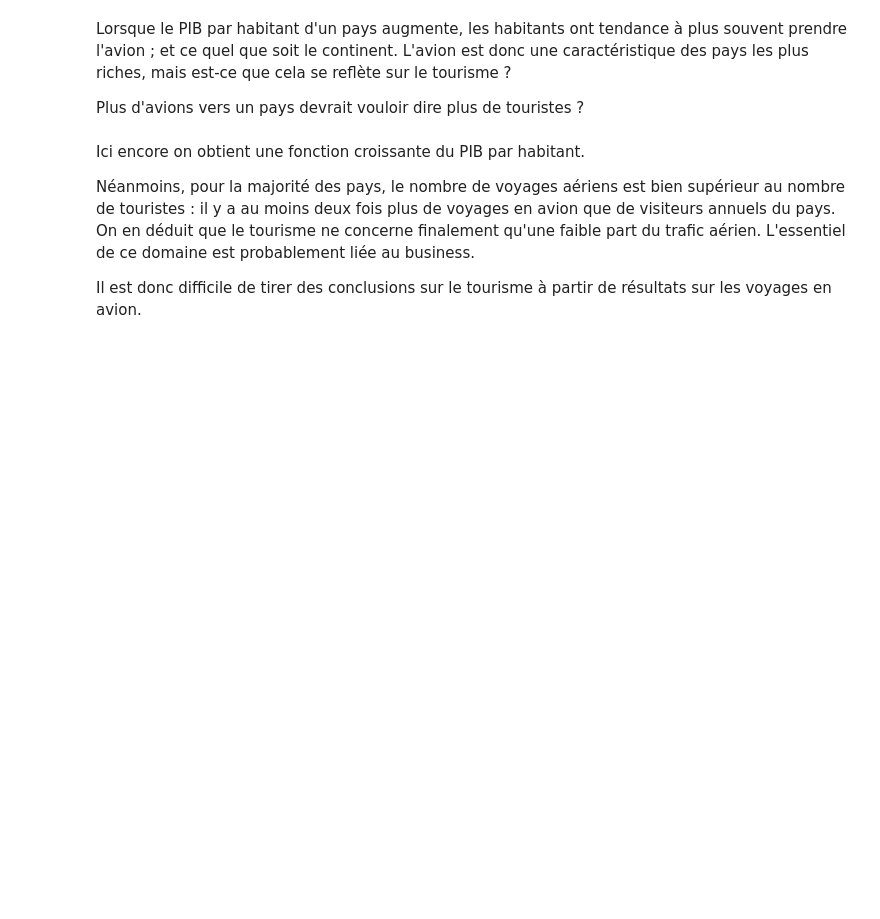
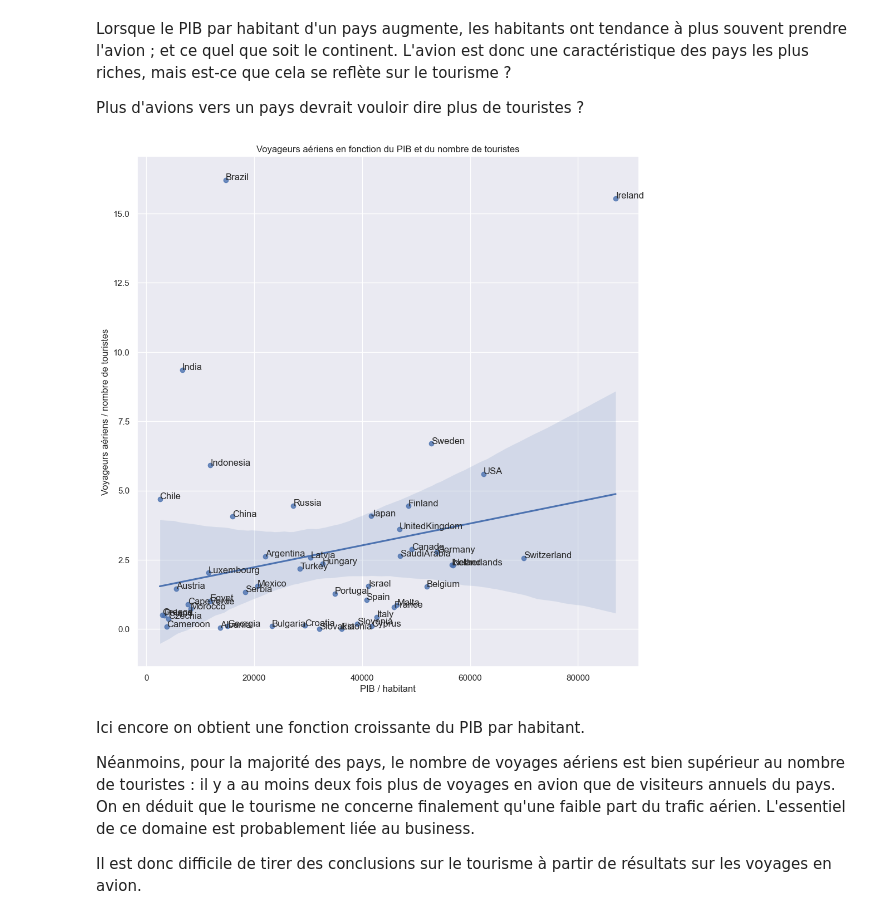
Before and after one commit to BONNET-Quentin/Projet-info, a Jupyter notebook: eliott.ipynb, the cells around one changed output. Drawn from its saved outputs; the diff is of its cells as text; code cells hidden in the pictures; blank space fills up the shorter version.

```diff
--- a/eliott.ipynb
+++ b/eliott.ipynb
@@ -51,10 +55,12 @@ Plus d'avions vers un pays devrait vouloir dire plus de touristes ?
 # %%
 touristes_par_avion['Voyageurs aériens / nombre de touristes'] = touristes_par_avion['Nombre de passagers aériens'] / touristes_par_avion['Touristes annuels']
 
-graphique = sns.lmplot(data=touristes_par_avion, x='PIB / habitant', y='Voyageurs aériens / nombre de touristes')
+graphique = sns.lmplot(data=touristes_par_avion, x='PIB / habitant', y='Voyageurs aériens / nombre de touristes', height = 10)
 graphique.set(title = "Voyageurs aériens en fonction du PIB et du nombre de touristes");
 
 label_point(touristes_par_avion['PIB / habitant'],touristes_par_avion['Voyageurs aériens / nombre de touristes'], touristes_par_avion['Pays'], plt.gca())
+# %% [output]
+[figure, added]
 # %% [markdown]
 Ici encore on obtient une fonction croissante du PIB par habitant.
 
```
Also changed, not shown: parts of 12 cells of this notebook.
